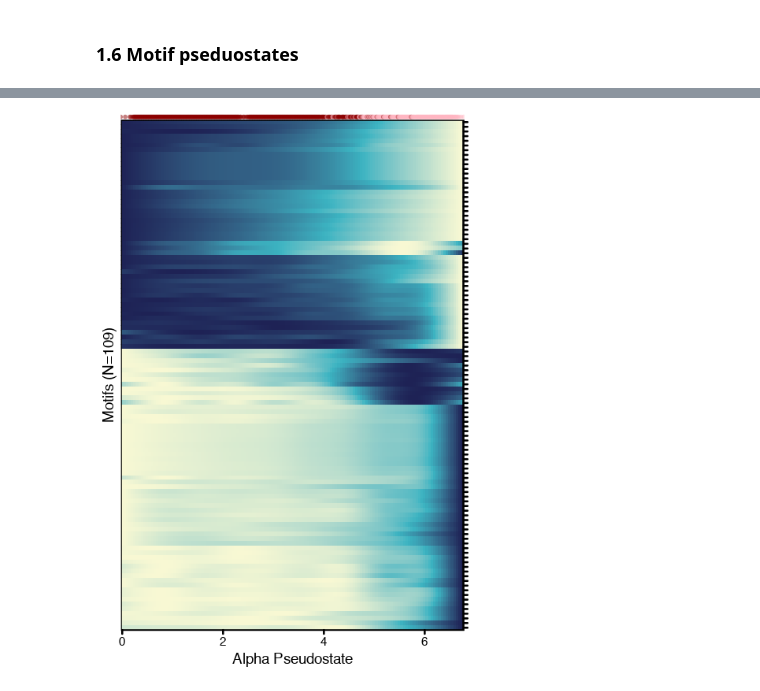
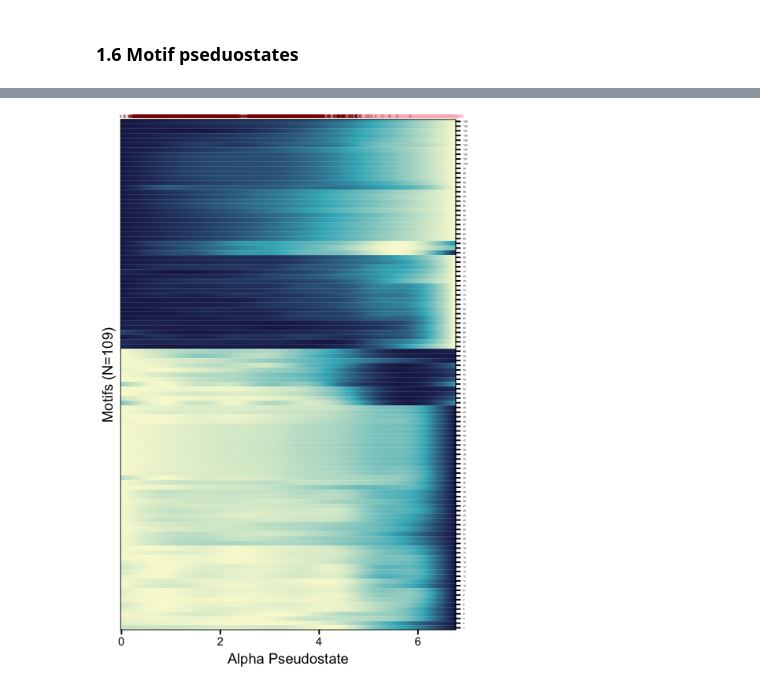
Before and after one commit to biomystery/islet_figs_motifs, a Jupyter notebook: figcode/plots.ipynb, the cells around one changed output, grey strips where cells are left out. Drawn from its saved outputs; the diff is of its cells as text; code cells hidden in the pictures.

```diff
--- a/figcode/plots.ipynb
+++ b/figcode/plots.ipynb
@@ -5,6 +5,8 @@ require(ggplot2)
 require(chromVAR)
 require(SummarizedExperiment)
 require(RColorBrewer)
+require(pheatmap)
+require(ggdendro)
 require(extrafont)  # fonts
 # https://blog.revolutionanalytics.com/2012/09/how-to-use-your-favorite-fonts-in-r-charts.html
 suppressMessages(loadfonts())
@@ -27,8 +29,8 @@ theme_pubr<- function (base_size = 11, base_family = "Arial")
             fill = NA), panel.grid = element_blank(), strip.background = element_rect(colour = NA),
         legend.key = element_rect(colour = NA), title = element_text(size = rel(1)),
         plot.title = element_text(size = rel(1.2), face = "bold"),
-        strip.text = element_text(), axis.ticks.length = unit(0.5,
-            "lines"))
+        strip.text = element_text(), axis.ticks.length = unit(1,
+    "mm"))
 }
 # %% [markdown]
 ## 1. chromVar
@@ -48,0 +72,5 @@ ggsave(filename = "fig_s1.select_varible_motifs.pdf",width = 4,height = 3,useDin
+# %%
+p <- ggdendrogram(pd.list$hc, size = 2) + coord_flip()
+p
+ggsave(plot = p + theme_dendro(), filename = "/Users/frank/Dropbox (UCSD_Epigenomics)/projects/islet/slides/2019-03-05_figs/fig1_E.dendro.pdf",
+    width = 36/72, height = 108/72)
@@ -193,12 +225,11 @@ fun.plot.project.motif <- function(motif, input.chromVar.z = input.chromVar.jasp
 
     p.default.cluster.motif <- ggplot(tmp, aes(UMAP1, UMAP2)) + geom_point(aes(colour = zval),
         size = 0.2, shape = 16) + ggtitle(rownames(input.chromVar.jaspar.z)[motif.idx]) +
-        scale_color_gradientn(colours = cls, breaks = bks) + theme_base(base_size = 11,
-        base_family = "Arial") + theme(text = element_blank(),
+        scale_color_gradientn(colours = cls, breaks = bks) + theme_pubr() + theme(text = element_blank(),
         axis.ticks = element_blank(), legend.position = c(0.2, 0.9), legend.direction = "horizontal",
         legend.key.width = unit(2, "mm"), legend.key.height = unit(0.1, "inches"),
-        legend.text = element_text(size = 6), legend.background = element_rect(fill = "transparent",
-            colour = "transparent"),plot.margin=unit(c(1,1,-1,-1), "mm"))
+        legend.text = element_text(size = 10,family = "Arial"), legend.background = element_rect(fill = "transparent",
+            colour = "transparent"), plot.margin = unit(c(1, 1, -1, -1), "mm"))
 
     p.default.cluster.motif
 }
@@ -264,33 +298,37 @@ ggsave( filename = './fig_2B.motif_beta_ps.pdf', width = 4, height = 2.5, useDin
 pd.fig_2.motif.alpha.pesudostate <- readRDS("../dat/figdata/fig_2.motif.alpha.pesudostate.hm.Rds")
 
 
 pd <- pd.fig_2.motif.alpha.pesudostate$pd %>% as.data.frame() %>% rownames_to_column("motif") %>%
     gather(key = "ps.idx", value = "zval", -1) %>% mutate(ps = (as.numeric(ps.idx) -
     1) * 0.05, motif = factor(motif, levels = rev(rownames(pd.fig_2.motif.alpha.pesudostate$pd)))) %>%
     select(-ps.idx)
 l <- length(levels(pd$motif))
 
 p1 <- ggplot(pd, aes(ps, as.numeric(motif))) + geom_tile(aes(fill = zval)) + theme_pubr() +
     coord_cartesian(expand = F) + theme(axis.ticks.length = unit(1, "mm"), legend.position = "none",
-    axis.text.y = element_blank(), plot.margin = margin(0.5, 5, 5, 5, "pt")) + scale_fill_gradientn(colours = colorRampPalette(c(rgb(249,
+    axis.text.y  = element_text(size = 2), plot.margin = margin(0.5, 5, 5, 5, "pt")) + scale_fill_gradientn(colours = colorRampPalette(c(rgb(249,
     249, 212, maxColorValue = 255), rgb(60, 181, 195, maxColorValue = 255), rgb(30,
     35, 86, maxColorValue = 255)), space = "Lab")(50)) + scale_y_continuous(breaks = c(0,
     l + 1), sec.axis = sec_axis(~., breaks = 1:l)) + ylab(paste0("Motifs (N=", l,
     ")")) + xlab("Alpha Pseudostate")
 
 
 p2 <- ggplot(pd.fig_2.motif.alpha.pesudostate$pd.anno, aes(pt, 1)) + geom_point(shape = 16,
     size = 1, aes(color = subtype), alpha = 0.5) +
     coord_cartesian(expand = F) + theme_void() +ylab("")+ theme(legend.position = "none",
     plot.margin = margin(0.5, 8, 0, 5, "pt"), axis.title.y = element_text(size = 11,
         vjust = 1, angle = 90, colour = "black", face = "plain", family = "Arial",
          hjust = 0.5, lineheight = 0.5)) + scale_color_manual(values = c("darkred",
     "lightpink"))
 
 
 options(repr.plot.width = 4, repr.plot.height = 2.5/46*l)
 ggarrange(p2, p1, nrow = 2, heights = c(1, l))
 
-ggsave( filename = './fig_2B.motif_alpha_ps.pdf', width = 4, height = 2.5/46*l, useDingbats = F)
+ggsave( filename = '/Users/frank/Dropbox (UCSD_Epigenomics)/Islet_snATAC/panel_pdfs/fig2/fig_2B.motif_alpha_ps_idxlabel.pdf', width = 4, height = 2.5/46*l,
+ useDingbats = F)
+fwrite(data.frame(idx=1:l,motif=levels(pd$motif)),'/Users/frank/Dropbox (UCSD_Epigenomics)/Islet_snATAC/panel_pdfs/fig2/fig_2B.motif_alpha_ps_idxlabel.csv')
+
+#ggsave( filename = './fig_2B.motif_alpha_ps.pdf', width = 4, height = 2.5/46*l, useDingbats = F)
 # %% [output]
-[figure, old version]
+[figure, new version]
```
Also changed, not shown: parts of 9 cells of this notebook, 9 other files.
